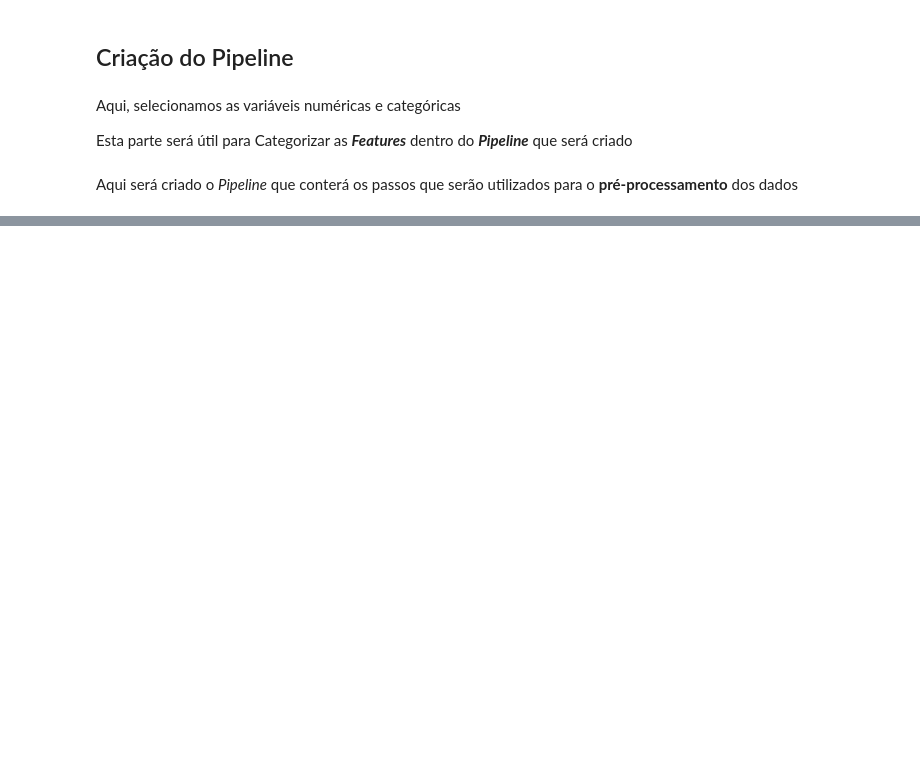
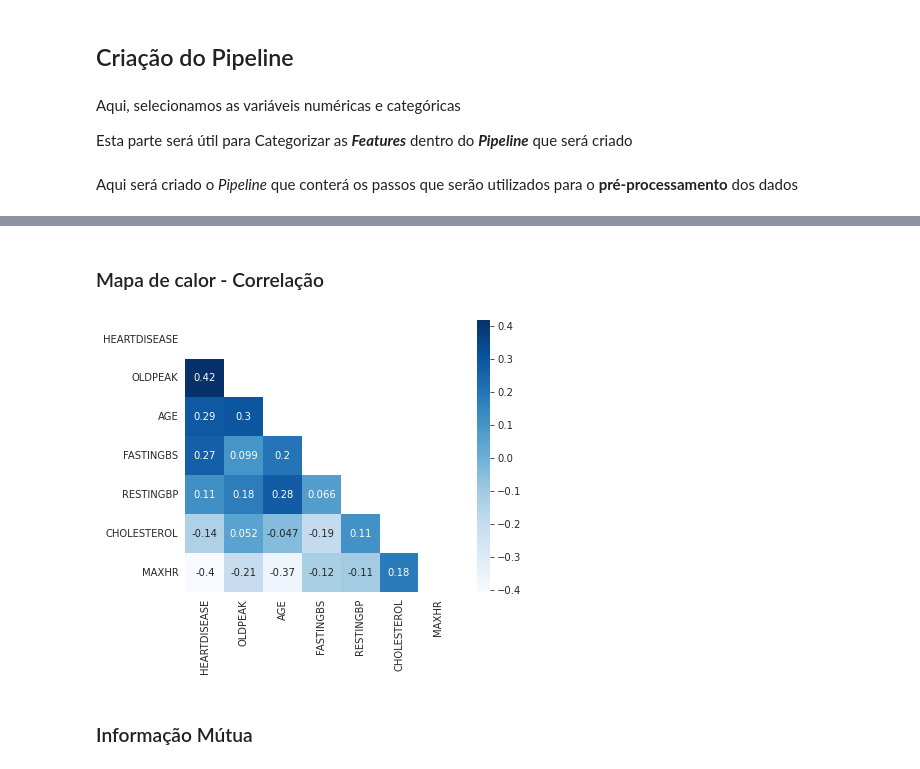
Before and after one commit to BrunoDefante/TCC_Puc_Minas, a Jupyter notebook: notebook/analise_base.ipynb, the cells around one changed output, grey strips where cells are left out. Drawn from its saved outputs; the diff is of its cells as text; code cells hidden in the pictures; blank space fills up the shorter version.

```diff
--- a/notebook/analise_base.ipynb
+++ b/notebook/analise_base.ipynb
@@ -121,0 +210,16 @@ Aqui será criado o _Pipeline_ que conterá os passos que serão utilizados para
+# %% [markdown]
+### Mapa de calor - Correlação
+# %%
+plot_columns = df.select_dtypes(np.number).columns
+corr = df[plot_columns].corr(method='spearman')
+order = corr['HEARTDISEASE'].sort_values(ascending=False).index
+mask = np.zeros_like(corr)
+mask[np.triu_indices_from(mask)] = True
+with sns.axes_style("white"):
+    f, ax = plt.subplots(figsize=(7, 5))
+    ax = sns.heatmap(corr.loc[order, order], mask=mask, square=True, annot=True, cmap='Blues')
+    # plt.title('Mapa de Calor - Correlação')
+# %% [output]
+[figure, added]
+# %% [markdown]
+### Informação Mútua
```
Also changed, not shown: parts of 39 cells of this notebook, 4 other files.
